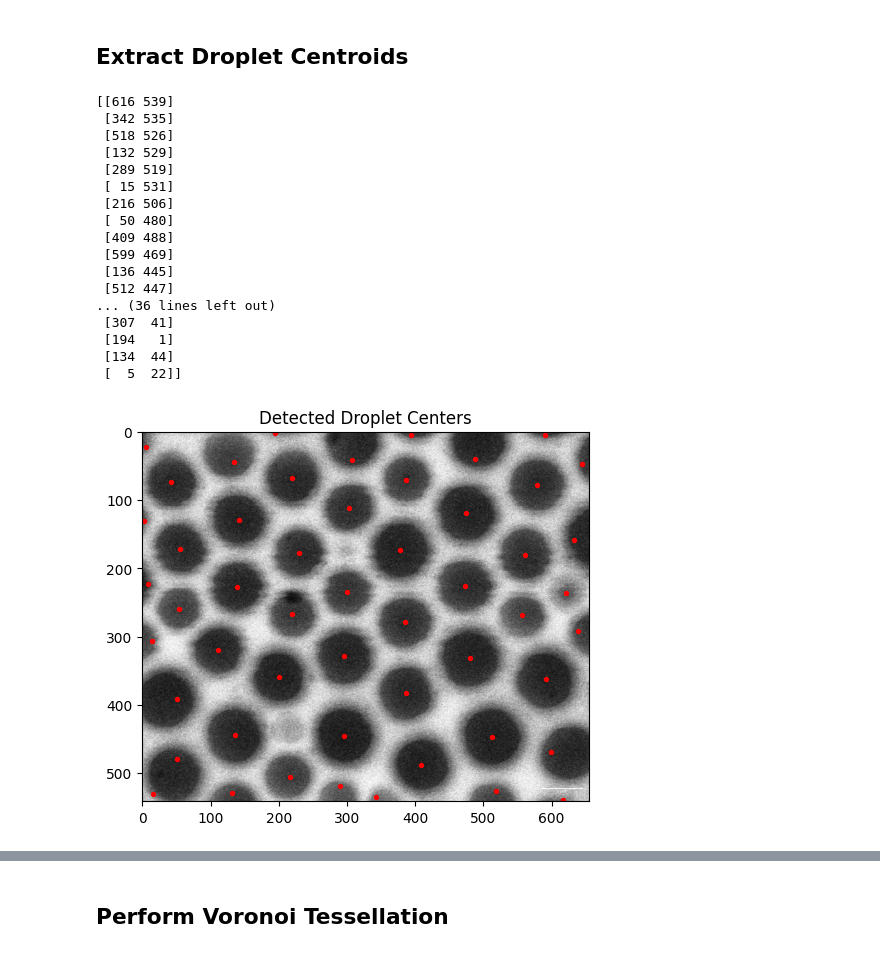
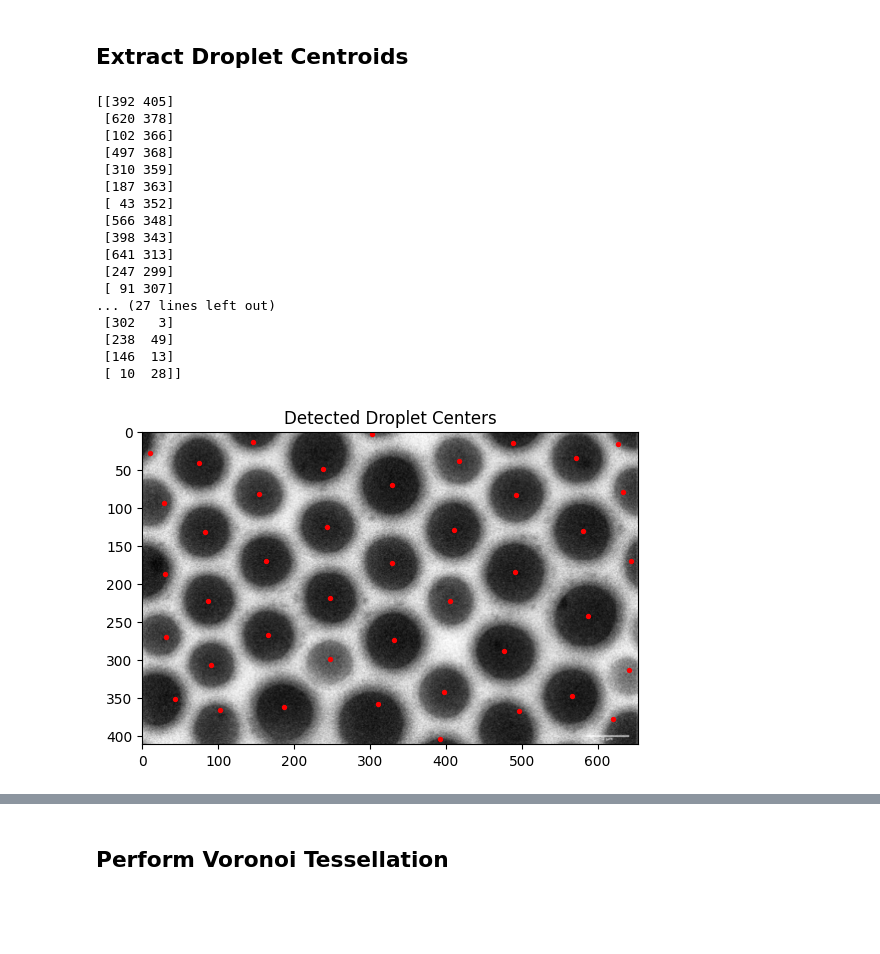
Before and after one commit to lemontang3/Python_Physics, a Jupyter notebook: Voronoi_Analysis.ipynb, the cells around one changed output, grey strips where cells are left out. Drawn from its saved outputs; the diff is of its cells as text; code cells hidden in the pictures; blank space fills up the shorter version.

```diff
--- a/Voronoi_Analysis.ipynb
+++ b/Voronoi_Analysis.ipynb
@@ -44,7 +44,7 @@ import numpy as np
 import matplotlib.pyplot as plt
 
 # Load the image in grayscale
-image_path = "sample2AA.png"  # Update with your image path if needed
+image_path = "sample4BB.png"  # Update with your image path if needed
 image = cv2.imread(image_path, cv2.IMREAD_GRAYSCALE)
 
 # Apply median blur to reduce noise
@@ -58,51 +58,51 @@ kernel = np.ones((5, 5), np.uint8)
 closed = cv2.morphologyEx(binary, cv2.MORPH_CLOSE, kernel, iterations=2)
 
 # Detect edges using Canny edge detector
 edges = cv2.Canny(closed, 50, 150)
 
 # Find contours
 contours, _ = cv2.findContours(edges, cv2.RETR_EXTERNAL, cv2.CHAIN_APPROX_SIMPLE)
 
 # Convert to color image for visualization
 output_final = cv2.cvtColor(image, cv2.COLOR_GRAY2BGR)
 
 # Draw detected pore centers
 centroids = []
 for cnt in contours:
     M = cv2.moments(cnt)
     if M["m00"] != 0:
         cx = int(M["m10"] / M["m00"])
         cy = int(M["m01"] / M["m00"])
         centroids.append((cx, cy))
 
 # Convert to NumPy array
 centroids = np.array(centroids)
 
 print(centroids)
 # Step 5: Plot the results
 plt.imshow(image, cmap='gray')
 plt.scatter(centroids[:, 0], centroids[:, 1], c='red', s=8)
 plt.title('Detected Droplet Centers')
 plt.show()
 # %% [output]
-[[616 539]
- [342 535]
- [518 526]
- [132 529]
- [289 519]
- [ 15 531]
- [216 506]
- [ 50 480]
- [409 488]
- [599 469]
- [136 445]
- [512 447]
-... (36 lines left out)
- [307  41]
- [194   1]
- [134  44]
- [  5  22]]
+[[392 405]
+ [620 378]
+ [102 366]
+ [497 368]
+ [310 359]
+ [187 363]
+ [ 43 352]
+ [566 348]
+ [398 343]
+ [641 313]
+ [247 299]
+ [ 91 307]
+... (27 lines left out)
+ [302   3]
+ [238  49]
+ [146  13]
+ [ 10  28]]
-[figure, old version]
+[figure, new version]
 # %%
 import cv2
 import numpy as np
```
Also changed, not shown: parts of 4 cells of this notebook, 5 other files.
